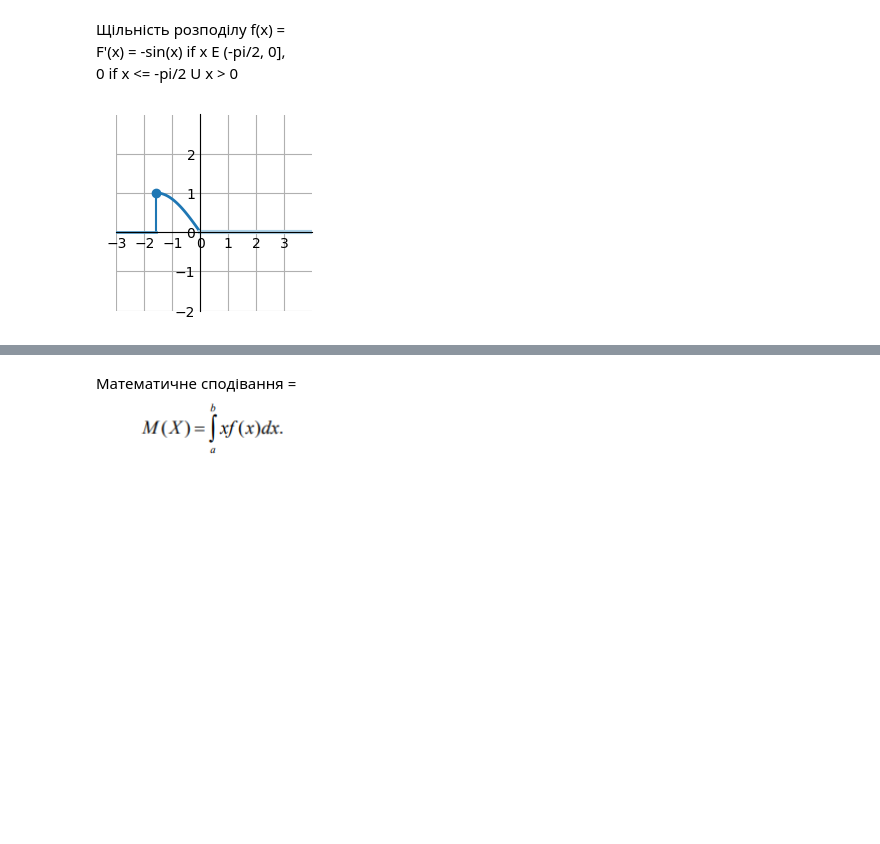
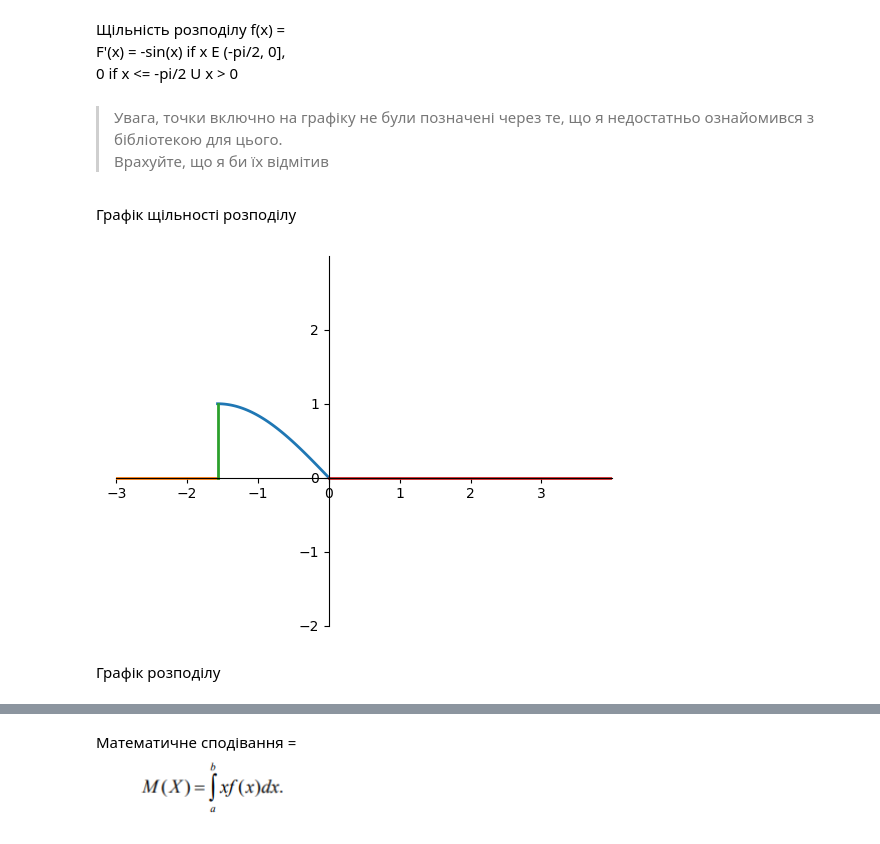
Before and after one commit to zayats1/Probability-theory, a Jupyter notebook: TEST4.ipynb, the cells around one changed output, grey strips where cells are left out. Saved outputs shown, nothing was run; the diff lists cells and outputs as text; code cells hidden in the pictures; blank space fills up the shorter version.

```diff
--- a/TEST4.ipynb
+++ b/TEST4.ipynb
@@ -17,39 +17,61 @@ def rms_deviation(dispersion): return math.sqrt(dispersion)
 Щільність розподілу  f(x) =
 F'(x) = -sin(x)   if x E  (-pi/2, 0],
 0 if x <= -pi/2 U x > 0
+# %% [markdown]
+> Увага, точки включно на графіку не були позначені через те, що я недостатньо ознайомився з бібліотекою для цього.
+> Врахуйте, що я би їх відмітив
+# %% [markdown]
+Графік щільності розподілу
 # %%
+
+lim_x = (-3,4)
+lim_y = (-2,3)
+
+x1 = -math.pi/2
+x2 = 0
+
+y1 = 0
+y2 = - math.sin(-math.pi/2)
+
 
 # plot
 fig, ax, = plt.subplots()
 
-ax.set(xlim=(-3, 4), xticks=np.arange(-3, 4),
-       ylim=(-2, 3), yticks=np.arange(-2, 3))
+ax.set(xlim=lim_x, xticks=np.arange(lim_x[0],lim_x[1]),
+       ylim=lim_y, yticks=np.arange(lim_y[0],lim_y[1]))
 
-x = np.linspace(-math.pi/2, 0)
+x = np.linspace(x1, x2)
 y = -np.sin(x)
 
 ax.plot(x, y, linewidth=2.0)
 
 
-x = np.linspace(-3, -math.pi/2)
+x = np.linspace(lim_x[0],  x1)
 y = 0*x
 
-ax.stem(-math.pi/2, -math.sin(-math.pi/2))
 ax.plot(x, y, linewidth=2.0)
 
-x = np.linspace(0, 4)
+x = np.linspace(x1, x1)
+y = np.linspace(y1,y2)
+
+ax.plot(x, y, linewidth=2.0)
+
+
+x = np.linspace(x2, lim_x[1])
 y = 0*x
 
-ax.plot(x, y, linewidth=3.0)
+ax.plot(x, y, linewidth=2.0)
 
 ax.spines['top'].set_color('none')
 ax.spines['bottom'].set_position('zero')
 ax.spines['left'].set_position('zero')
 ax.spines['right'].set_color('none')
 
 plt.show()
 # %% [output]
-[figure, old version]
+[figure, new version]
+# %% [markdown]
+Графік розподілу
 # %%
 fig, ax, = plt.subplots()
 
```
Also changed, not shown: parts of 9 cells of this notebook.
